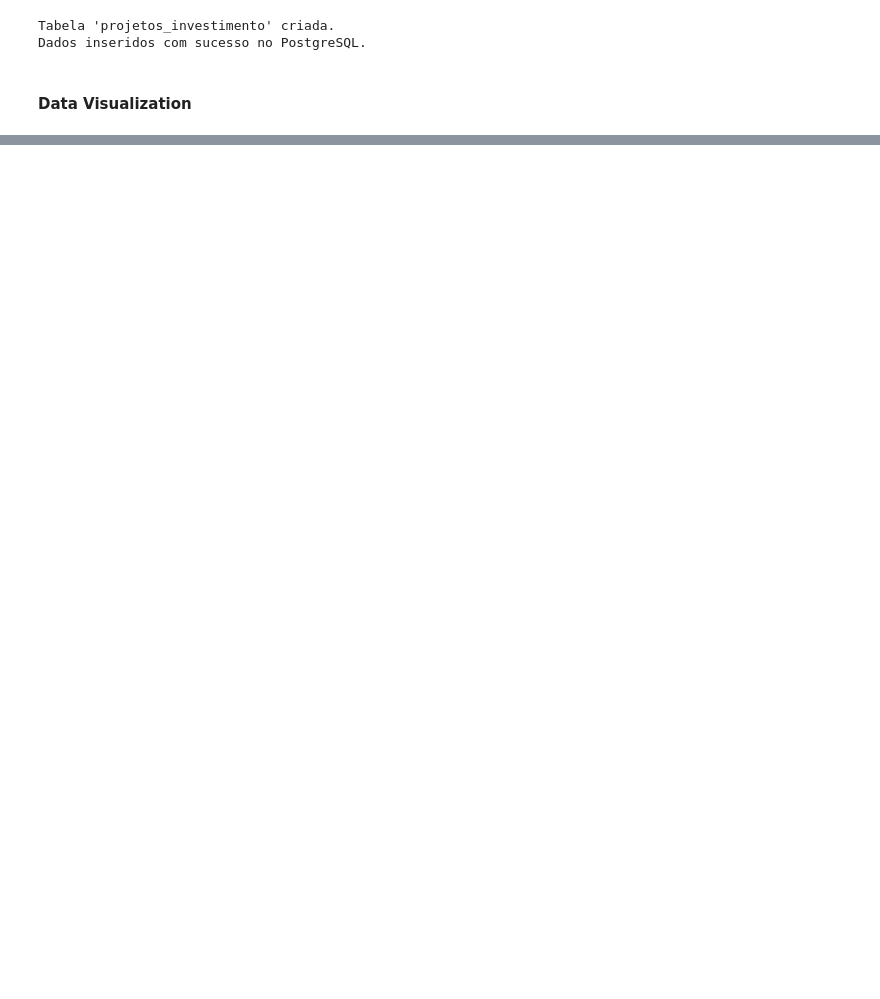
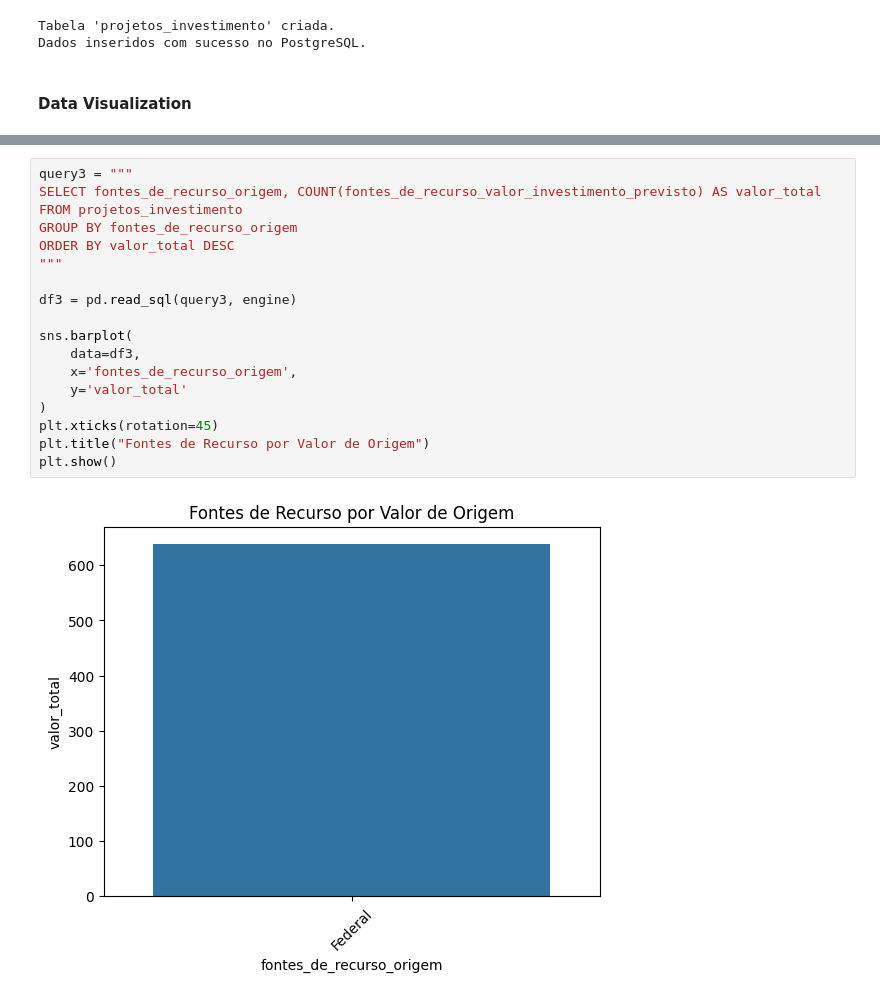
Before and after one commit to bottinolucas/lablivre-bolsista, a Jupyter notebook: etl.ipynb, the cells around one changed output, grey strips where cells are left out. Drawn from its saved outputs; the diff is of its cells as text; blank space fills up the shorter version.

```diff
--- a/etl.ipynb
+++ b/etl.ipynb
@@ -465,0 +388,20 @@ sns.barplot(
+# %%
+query3 = """
+SELECT fontes_de_recurso_origem, COUNT(fontes_de_recurso_valor_investimento_previsto) AS valor_total
+FROM projetos_investimento
+GROUP BY fontes_de_recurso_origem
+ORDER BY valor_total DESC
+"""
+
+df3 = pd.read_sql(query3, engine)
+
+sns.barplot(
+    data=df3,
+    x='fontes_de_recurso_origem',
+    y='valor_total'
+)
+plt.xticks(rotation=45)
+plt.title("Fontes de Recurso por Valor de Origem")
+plt.show()
+# %% [output]
+[figure, added]
```
Also changed, not shown: parts of 25 cells of this notebook, 1 other file.
